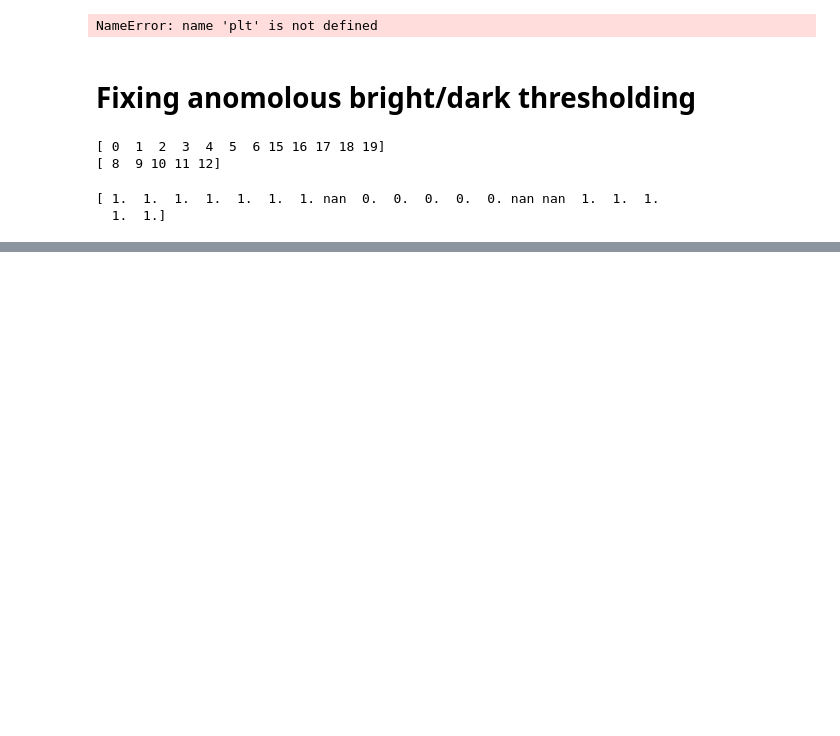
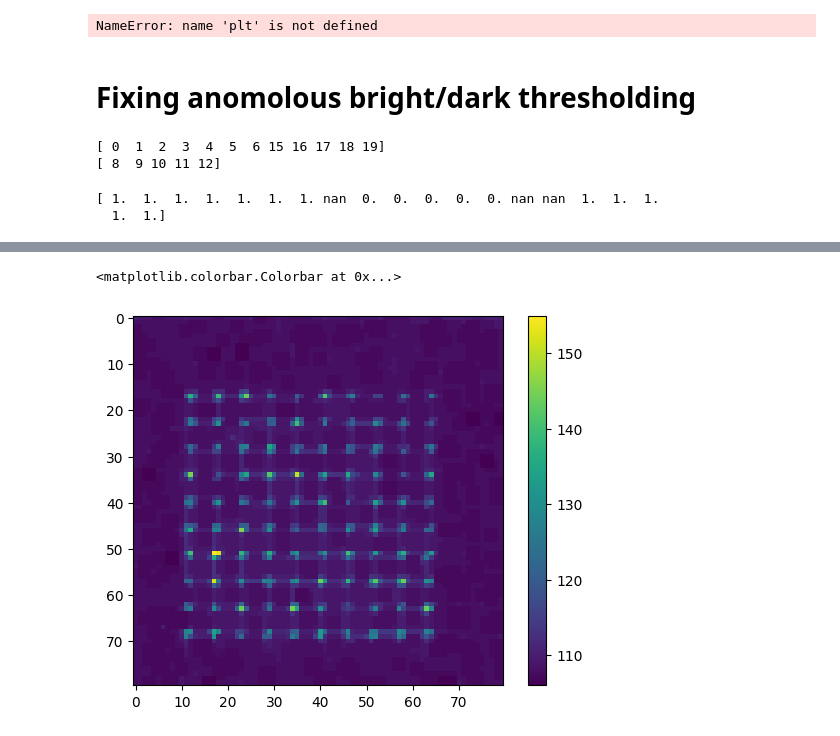
Before and after one commit to jack-mango/QURIP-thompsonlab-amo, a Jupyter notebook: ImagingSoftware/improvements.ipynb, the cells around one changed output, grey strips where cells are left out. Drawn from its saved outputs; the diff is of its cells as text; code cells hidden in the pictures; blank space fills up the shorter version.

```diff
--- a/ImagingSoftware/improvements.ipynb
+++ b/ImagingSoftware/improvements.ipynb
@@ -106,0 +136,7 @@ print(labels)
+# %%
+img = cv2.erode(img, None)
+plt.imshow(img)
+plt.colorbar()
+# %% [output]
+<matplotlib.colorbar.Colorbar at 0x...>
+[figure, added]
```
Also changed, not shown: parts of 15 cells of this notebook, 2 other files.
